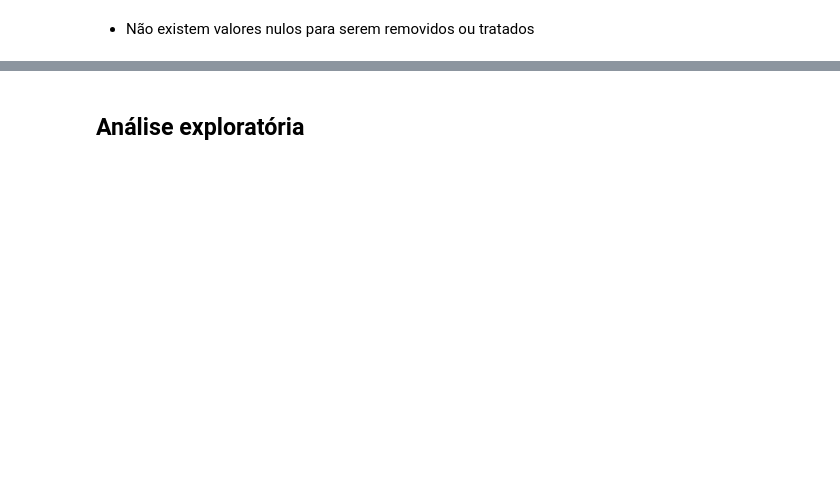
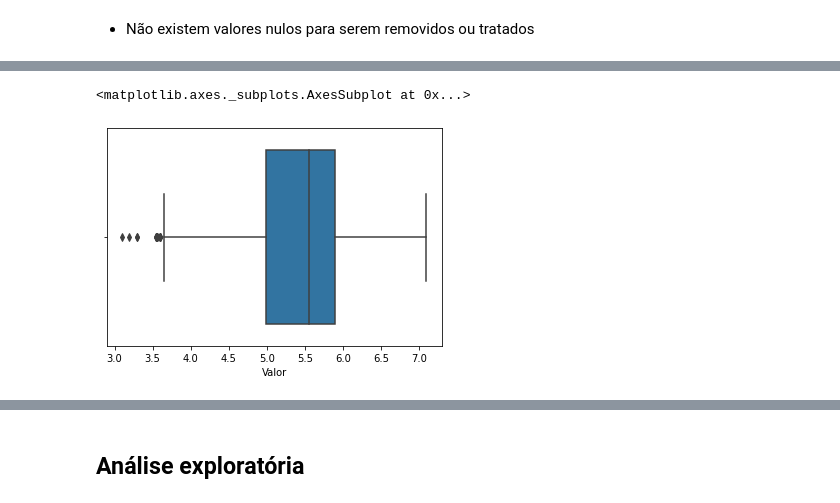
Before and after one commit to brunnabrito/projeto_m4_g4_resilia, a Jupyter notebook: Projeto_M4_Grupo_4.ipynb, the cells around one changed output, grey strips where cells are left out. Cells and saved outputs as stored; diff of their text form; code cells hidden in the pictures; blank space fills up the shorter version.

```diff
--- a/Projeto_M4_Grupo_4.ipynb
+++ b/Projeto_M4_Grupo_4.ipynb
@@ -271,0 +287,5 @@ dtype: int64
+# %%
+sns.boxplot(data = df, x= 'Valor')
+# %% [output]
+<matplotlib.axes._subplots.AxesSubplot at 0x...>
+[figure, added]
```
Also changed, not shown: parts of 19 cells of this notebook.
